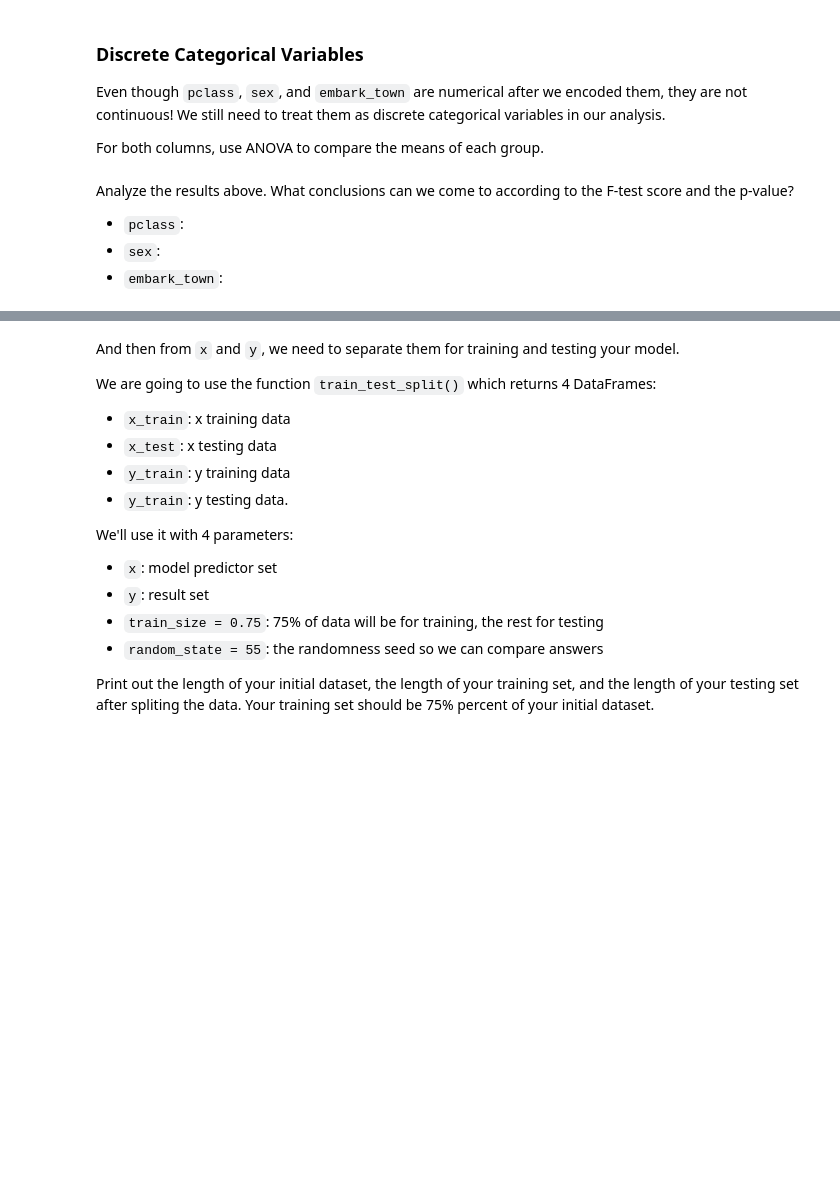
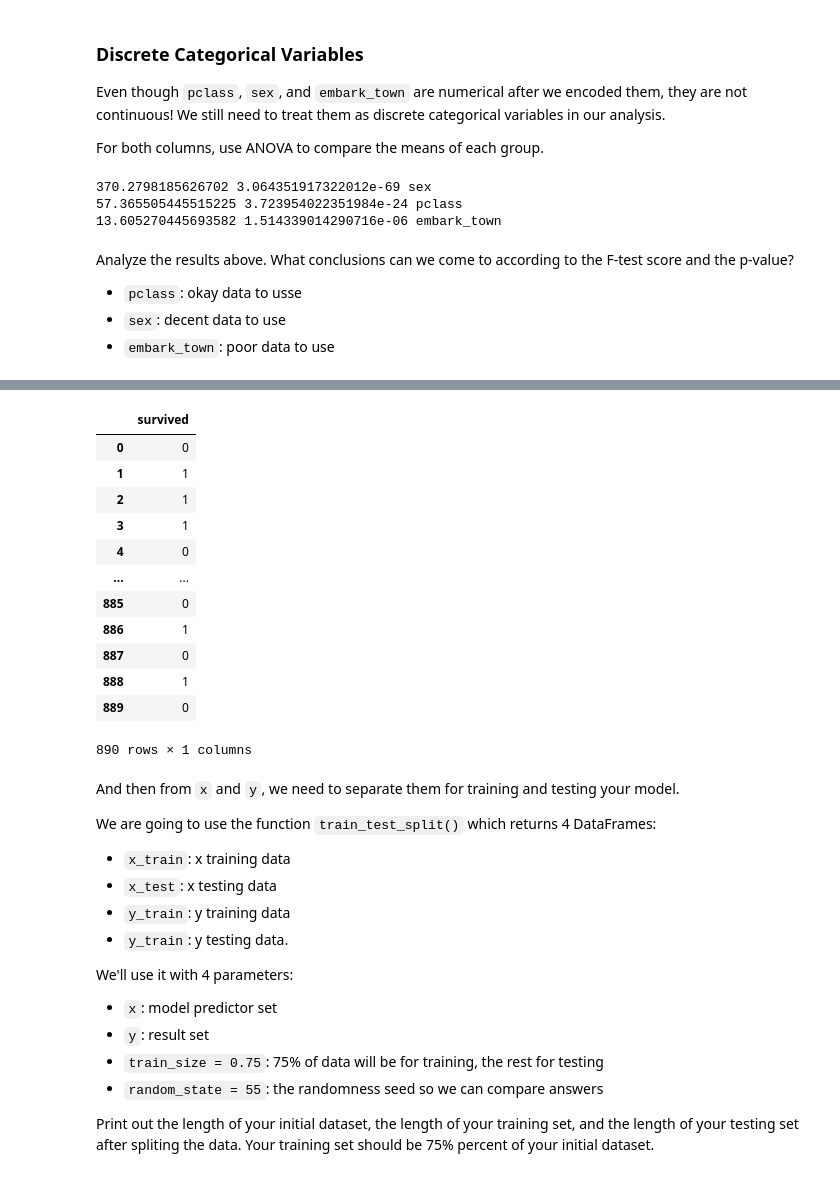
Before and after one commit to kobynwinn/codespace, a Jupyter notebook: notebooks/DSF_Classification1.ipynb, the cells around one changed output, grey strips where cells are left out. Cells and saved outputs as stored; diff of their text form; code cells hidden in the pictures; blank space fills up the shorter version.

```diff
--- a/notebooks/DSF_Classification1.ipynb
+++ b/notebooks/DSF_Classification1.ipynb
@@ -345,11 +370,25 @@ If a variable has a strong linear relationship with `survived`, create a linear
 Even though `pclass`, `sex`, and `embark_town` are numerical after we encoded them, they are not continuous! We still need to treat them as discrete categorical variables in our analysis.
 
 For both columns, use ANOVA to compare the means of each group.
+# %%
+gp_dw = df[['sex','survived']].groupby(['sex'], as_index = False)
+f_val, p_val = stats.f_oneway(gp_dw.get_group(0)['survived'], gp_dw.get_group(1)['survived'])
+print(f_val, p_val, 'sex')
+gp_dw = df[['pclass','survived']].groupby(['pclass'], as_index = False)
+f_val, p_val = stats.f_oneway(gp_dw.get_group(1)['survived'], gp_dw.get_group(2)['survived'],gp_dw.get_group(3)['survived'])
+print(f_val, p_val, 'pclass')
+gp_dw = df[['embark_town','survived']].groupby(['embark_town'], as_index = False)
+f_val, p_val = stats.f_oneway(gp_dw.get_group(0)['survived'],gp_dw.get_group(1)['survived'],gp_dw.get_group(2)['survived'])
+print(f_val, p_val, 'embark_town')
+# %% [output]
+370.2798185626702 3.064351917322012e-69 sex
+57.365505445515225 3.723954022351984e-24 pclass
+13.605270445693582 1.514339014290716e-06 embark_town
 # %% [markdown]
 Analyze the results above. What conclusions can we come to according to the F-test score and the p-value?
-- `pclass`:
-- `sex`:
-- `embark_town`:
+- `pclass`: okay data to usse
+- `sex`: decent data to use
+- `embark_town`: poor data to use
 # %% [markdown]
 ## K-NN classification with Scikit-Learn
 
@@ -361,6 +400,23 @@ First we have to divide the DataFrame into 2 separated DataFrames:
   - `x` with the other features that will be used for the model (all numeric features + sex recoded with factorize + embark_town recoded with factorize)
 
 ![image.png](attachment:image.png)
+# %%
+y = df[['survived']]
+x = df[['pclass', 'sex', 'embark_town', 'fare', 'age']]
+# %% [output]
+|  | survived |
+| 0 | 0 |
+| 1 | 1 |
+| 2 | 1 |
+| 3 | 1 |
+| 4 | 0 |
+| ... | ... |
+| 885 | 0 |
+| 886 | 1 |
+| 887 | 0 |
+| 888 | 1 |
+| 889 | 0 |
+890 rows × 1 columns
 # %% [markdown]
 And then from `x` and `y`, we need to separate them for training and testing your model.
 
```
Also changed, not shown: parts of 12 cells of this notebook.
